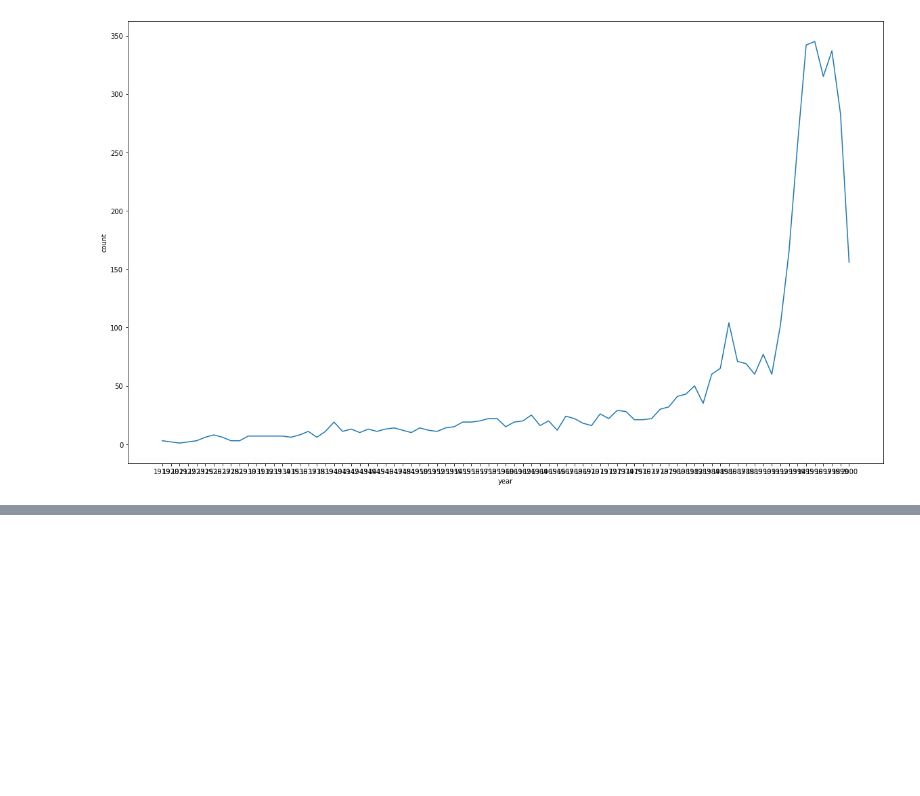
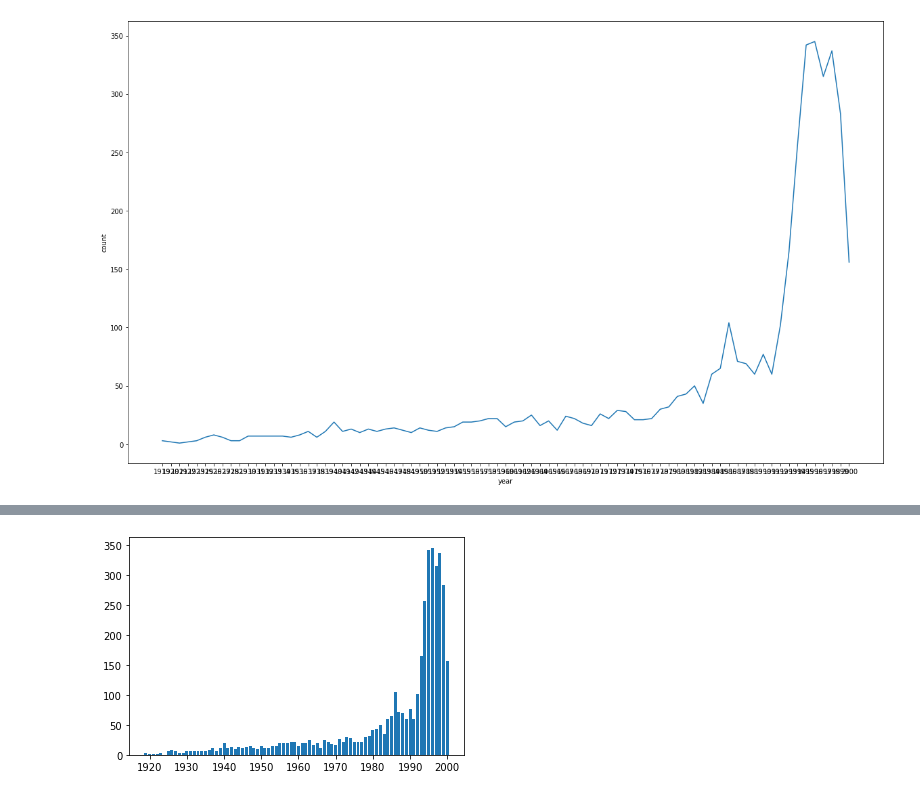
Before and after one commit to Gasijiyo/FirstStep_Python, a Jupyter notebook: py25_movielens.ipynb, the cells around one changed output, grey strips where cells are left out. Saved outputs shown, nothing was run; the diff lists cells and outputs as text; code cells hidden in the pictures; blank space fills up the shorter version.

```diff
--- a/py25_movielens.ipynb
+++ b/py25_movielens.ipynb
@@ -265,0 +364,5 @@ plt.show()
+# %%
+plt.bar(x=year_counts.index, height=year_counts.values)
+plt.show()
+# %% [output]
+[figure, added]
```
Also changed, not shown: parts of 8 cells of this notebook.
